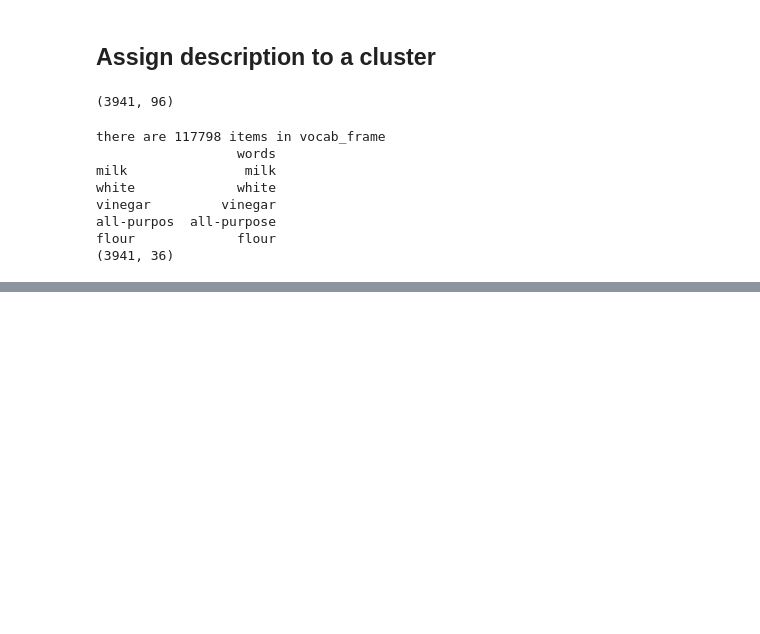
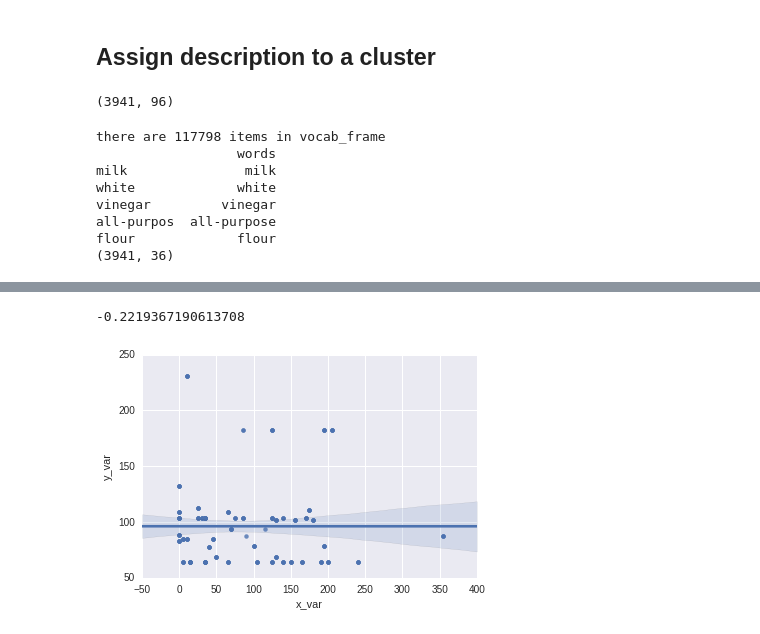
Before and after one commit to andrewblane/menusights, a Jupyter notebook: supermodel.ipynb, the cells around one changed output, grey strips where cells are left out. Drawn from its saved outputs; the diff is of its cells as text; code cells hidden in the pictures; blank space fills up the shorter version.

Commit message:
model working

```diff
--- a/supermodel.ipynb
+++ b/supermodel.ipynb
@@ -168,6 +172,7 @@ stemmer = SnowballStemmer("english")
 ## Match menu items to a cluster
 # %%
 def tokenize_and_stem(title):
+    stemmer = SnowballStemmer("english")
     stemmed_titles = []
     new_title=[]
     for word in nltk.word_tokenize(title):
@@ -356,22 +402,0 @@ ingredient_clusters
-# %%
-def classify_menu_item(menu_item, menu_item_description, recipe_clusters, ingredient_clusters):
-    menu_item = " ".join(tokenize_and_stem(menu_item))
-    vectorized_menu_item = recipe_clusters["vectorizer"].transform([menu_item]) #can later pass a list of menu_items
-    recipe_cluster = recipe_clusters["model"].predict(vectorized_menu_item)
-    print(recipe_cluster)
-    description = " ".join(tokenize_and_stem(menu_item_description))
-    #look up ingredient clusters list; return found ingredient clusters matching recipes
-    # assign menu item description to an ingredient cluster
-    # ask if there's a match
-    # for any
-    for item in recipe_cluster:
-        print(item[1])
-        recipeid = session.query(Recipe).filter(Recipe.name == item[1]).all()[0]
-
-        #print session.query(Ingredient).filteritem[1]
-
-
-
-
-
-    return recipe_clusters["cluster_designations"].ix[recipe_cluster]['title']
@@ -397,0 +424,23 @@ ax = sns.boxplot(x=a["cholesterol"])
+# %%
+ground_truth_x =[]
+ground_truth_y =[]
+for item in pkl.load(open("groundtruth.pkl", "rb")):
+    ground_truth_x.append(item["item_name"])
+    ground_truth_y.append(item["nf_cholesterol"])
+# %%
+y_predicted = []
+for i in ground_truth_x:
+    y_predicted.append(classify_menu_item(i, "", recipe_clusters, ingredient_clusters))
+# %%
+from sklearn.metrics import r2_score
+r2_score_kmeans = r2_score(ground_truth_y, y_predicted)
+r2_score_kmeans #oh no it's still bad...
+# %% [output]
+-0.2219367190613708
+# %%
+import seaborn as sns
+%matplotlib inline
+x,y = pd.Series(ground_truth_y, name="x_var"), pd.Series(y_predicted, name="y_var")
+ax = sns.regplot(x=x, y=y)
+# %% [output]
+[figure, added]
```
Also changed, not shown: parts of 18 cells of this notebook, 21 other files.
